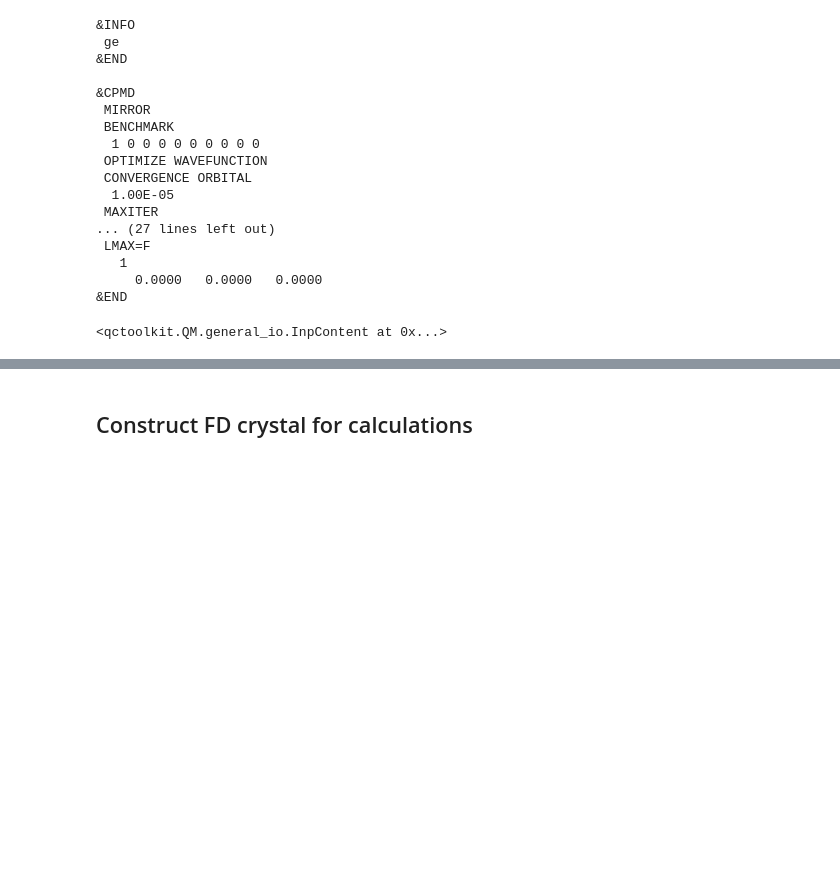
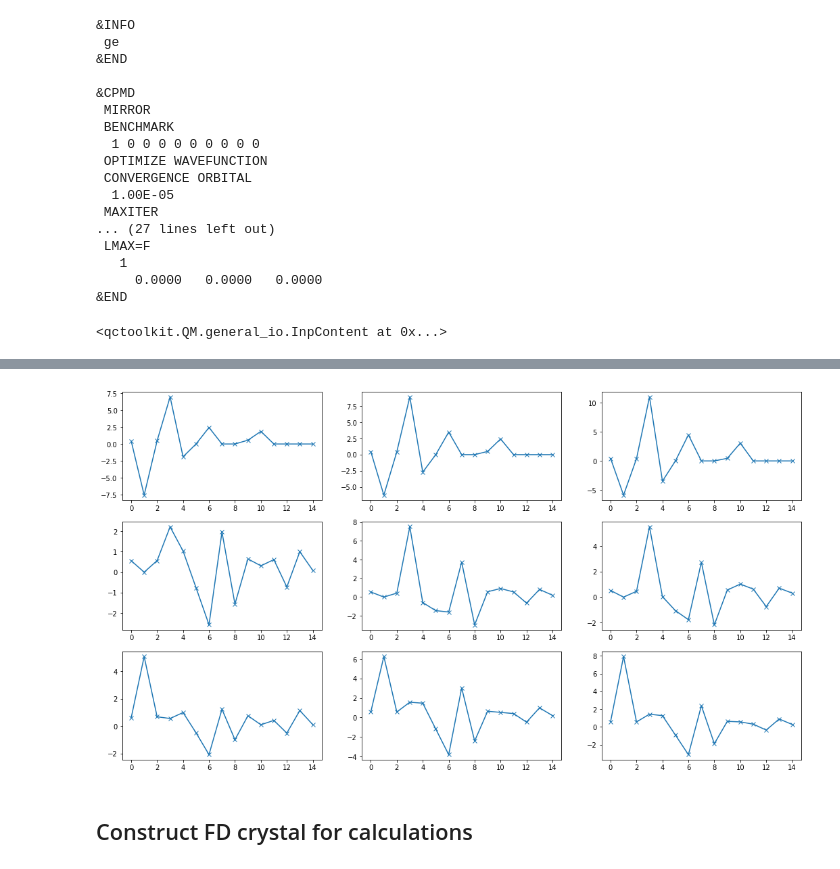
Before and after one commit to SamKChang/alchemical_normal_modes, a Jupyter notebook: 11_PPCrystal/02_a0_scan/anm_matrix.ipynb, the cells around one changed output, grey strips where cells are left out. Cells and saved outputs as stored; diff of their text form; code cells hidden in the pictures; blank space fills up the shorter version.

```diff
--- a/11_PPCrystal/02_a0_scan/anm_matrix.ipynb
+++ b/11_PPCrystal/02_a0_scan/anm_matrix.ipynb
@@ -150,3 +184,12 @@ inp.write()
+# %%
+fig, axs = plt.subplots(3, 3, figsize=(18, 10))
+for i in range(9):
+    row, col = divmod(i, 3)
+    ax = axs[row][col]
+    par = pp_par[i]
+    ax.errorbar(range(len(par)), par, yerr=0.01, marker='x')
+# %% [output]
+[figure, added]
 # %%
 def FDcyl(mol, i, j, step, size=[1,3], dim=15):
     """
```
Also changed, not shown: parts of 4 cells of this notebook, 2 other files.
